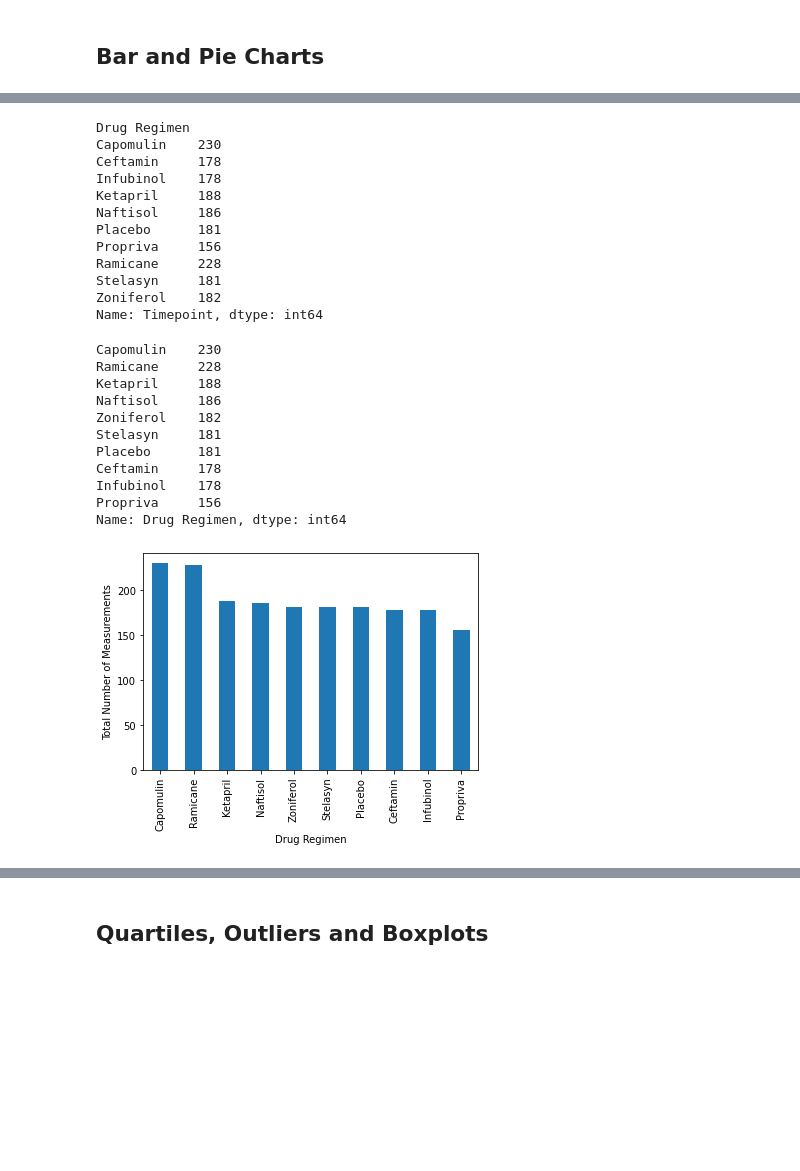
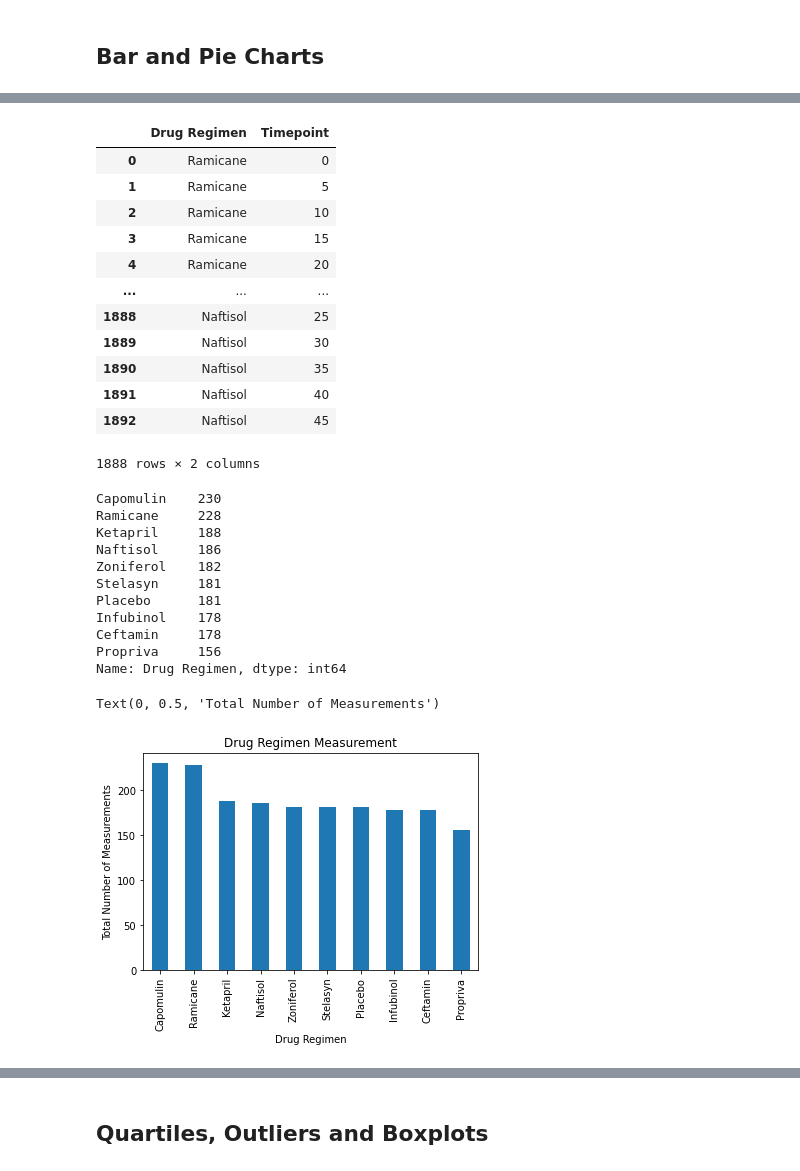
Before and after one commit to dorisakpovwa/Matplotlib_challenge, a Jupyter notebook: Pymaceuticals/pymaceuticals_starter.ipynb, the cells around one changed output, grey strips where cells are left out. Cells and saved outputs as stored; diff of their text form; code cells hidden in the pictures; blank space fills up the shorter version.

Commit message:
added  both bar charts

```diff
--- a/Pymaceuticals/pymaceuticals_starter.ipynb
+++ b/Pymaceuticals/pymaceuticals_starter.ipynb
@@ -165,43 +182,45 @@ newmousedata_drugs.agg(['mean','median','var', 'std', 'sem'])['Tumor Volume (mm3
+# %%
+# filter the dataframe down to relevant columns for the chart: Drug Regimen & Timepoint
+newmousedata_meas = newmousedata[['Drug Regimen', 'Timepoint']]
+newmousedata_meas
+# set the index to be Drug Regimen so they will be used as labels
+#newmousedata_meas = newmousedata_meas.set_index('Drug Regimen')
+# %% [output]
+|  | Drug Regimen | Timepoint |
+| 0 | Ramicane | 0 |
+| 1 | Ramicane | 5 |
+| 2 | Ramicane | 10 |
+| 3 | Ramicane | 15 |
+| 4 | Ramicane | 20 |
+| ... | ... | ... |
+| 1888 | Naftisol | 25 |
+| 1889 | Naftisol | 30 |
+| 1890 | Naftisol | 35 |
+| 1891 | Naftisol | 40 |
+| 1892 | Naftisol | 45 |
+1888 rows × 2 columns
 # %%
-newmousedata_meas = newmousedata.groupby(['Drug Regimen'])['Timepoint']
-newmousedata_meas.count()
+newmousedata_meas = newmousedata['Drug Regimen'].value_counts()
+newmousedata_meas
 # %% [output]
-Drug Regimen
 Capomulin    230
-Ceftamin     178
-Infubinol    178
+Ramicane     228
 Ketapril     188
 Naftisol     186
+Zoniferol    182
+Stelasyn     181
 Placebo      181
+Infubinol    178
+Ceftamin     178
 Propriva     156
-Ramicane     228
-Stelasyn     181
-Zoniferol    182
-Name: Timepoint, dtype: int64
+Name: Drug Regimen, dtype: int64
-# %%
-#sch_overall = passing_math_and_reading.groupby(["school_name"]).count()["student_name"]
-
-newmousedata_meas = newmousedata['Drug Regimen'].value_counts()
-newmousedata_meas
-# %% [output]
-Capomulin    230
-Ramicane     228
-Ketapril     188
-Naftisol     186
-Zoniferol    182
-Stelasyn     181
-Placebo      181
-Ceftamin     178
-Infubinol    178
-Propriva     156
-Name: Drug Regimen, dtype: int64
 # %%
-#use pandas to plot
-newmousedata_meas.plot(kind="bar")
+#use pandas DataFrame to plot bar chart
+newmousedata_meas.plot(kind="bar", )
+plt.title ("Drug Regimen Measurement")
 plt.xlabel("Drug Regimen")
+plt.xticks(rotation=90)
 plt.ylabel("Total Number of Measurements")
-
- # x= np.arange(170, 240, 10)
-plt.show()
 # %% [output]
+Text(0, 0.5, 'Total Number of Measurements')
-[figure, old version]
+[figure, new version]
```
Also changed, not shown: parts of 6 cells of this notebook.
